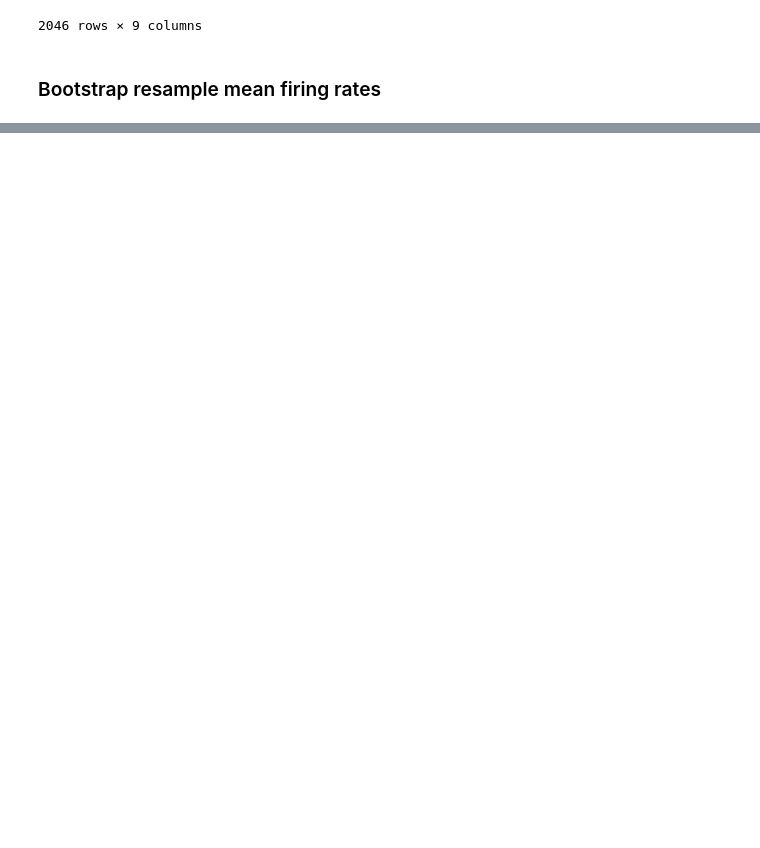
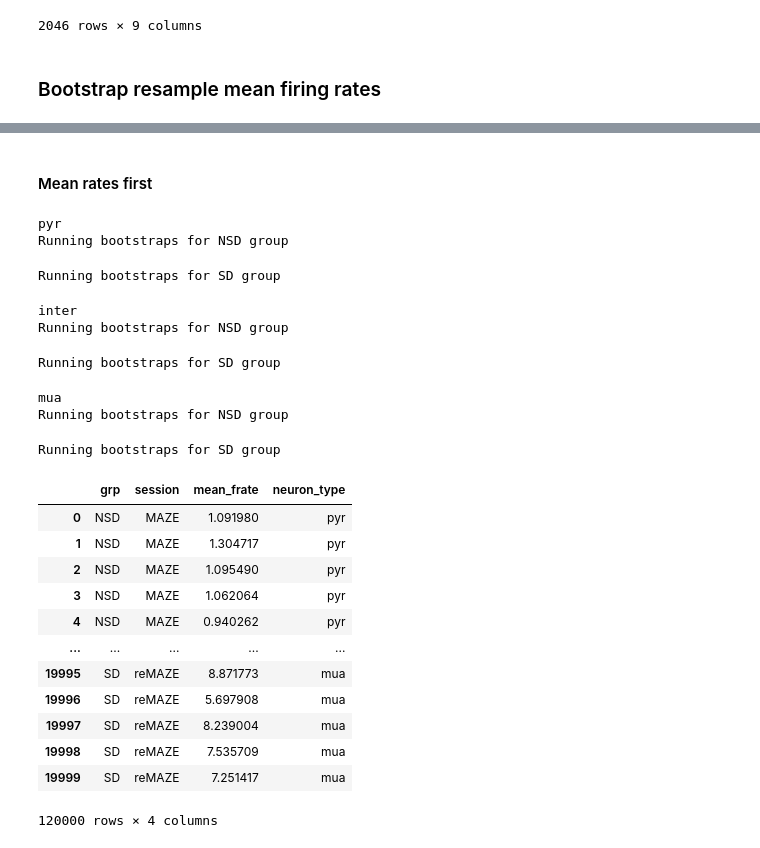
Before and after one commit to nkinsky/Projects_sandbox, a Jupyter notebook: sd_drift/sd_firing_rates_remaze.ipynb, the cells around one changed output, grey strips where cells are left out. Drawn from its saved outputs; the diff is of its cells as text; code cells hidden in the pictures; blank space fills up the shorter version.

```diff
--- a/sd_drift/sd_firing_rates_remaze.ipynb
+++ b/sd_drift/sd_firing_rates_remaze.ipynb
@@ -245,0 +126,43 @@ fr_df[fr_df.neuron_type == "pyr"]
+# %% [markdown]
+#### Mean rates first
+# %%
+fr_df_rs = fr_df.pivot_table(index=["grp", "session", "neuron_id", "neuron_type"],
+                             columns="session_type",
+                             values="mean_frate").reset_index().drop(columns="neuron_id")
+
+func = lambda df: df.drop(["session"], axis=1).groupby(["grp"]).mean().reset_index()
+df_bs_all = []
+for ntype in ["pyr", "inter", "mua"]:
+    print(ntype)
+    df_use = fr_df_rs[fr_df_rs.neuron_type == ntype].drop(columns="neuron_type")
+    df_bs = bootstrap_resample(df_use, level="both", n_iter=10000, apply=func)
+    df_bs = pd.melt(df_bs, id_vars=["grp"], value_vars=["MAZE", "reMAZE"], var_name="session", value_name="mean_frate", ignore_index=False)
+    df_bs["neuron_type"] = ntype
+    df_bs_all.append(df_bs)
+
+df_bs = pd.concat(df_bs_all, axis=0, ignore_index=False)
+df_bs.to_csv(group_data_dir / "remaze_fr_bootstrap.csv")
+df_bs
+# %% [output]
+pyr
+Running bootstraps for NSD group
+Running bootstraps for SD group
+inter
+Running bootstraps for NSD group
+Running bootstraps for SD group
+mua
+Running bootstraps for NSD group
+Running bootstraps for SD group
+|  | grp | session | mean_frate | neuron_type |
+| 0 | NSD | MAZE | 1.091980 | pyr |
+| 1 | NSD | MAZE | 1.304717 | pyr |
+| 2 | NSD | MAZE | 1.095490 | pyr |
+| 3 | NSD | MAZE | 1.062064 | pyr |
+| 4 | NSD | MAZE | 0.940262 | pyr |
+| ... | ... | ... | ... | ... |
+| 19995 | SD | reMAZE | 8.871773 | mua |
+| 19996 | SD | reMAZE | 5.697908 | mua |
+| 19997 | SD | reMAZE | 8.239004 | mua |
+| 19998 | SD | reMAZE | 7.535709 | mua |
+| 19999 | SD | reMAZE | 7.251417 | mua |
+120000 rows × 4 columns
```
Also changed, not shown: parts of 25 cells of this notebook.
